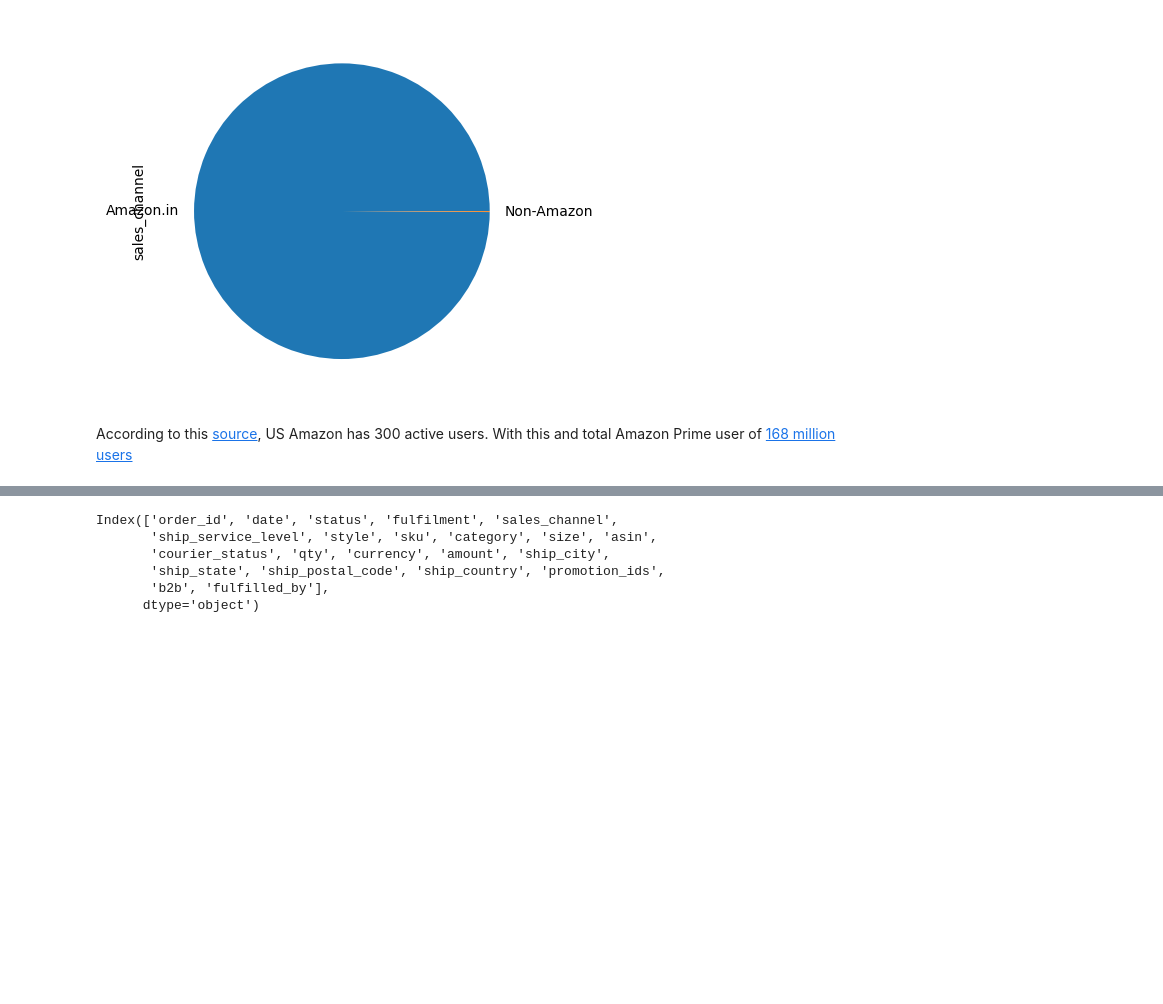
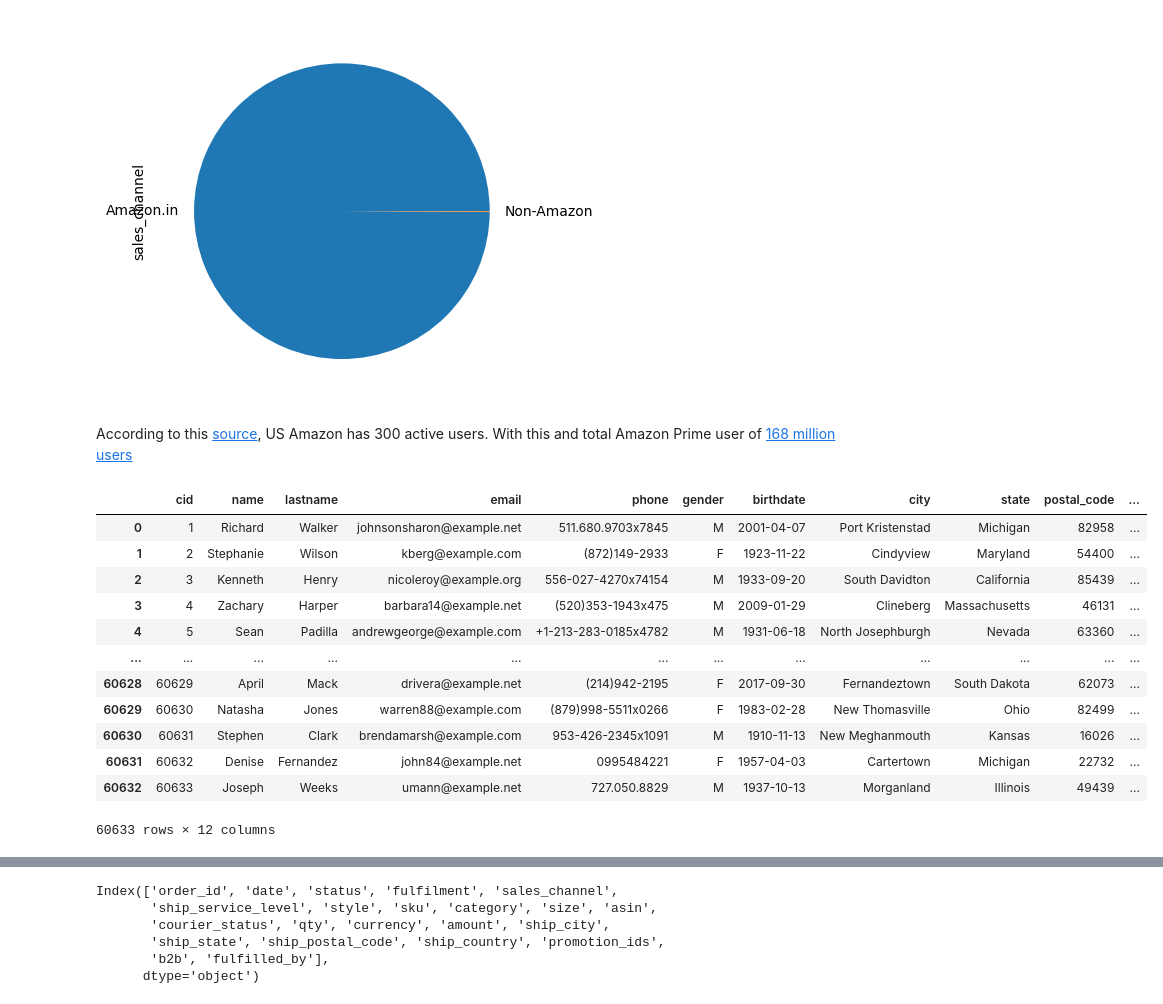
Before and after one commit to chuwong35122/datawarehouse-amazon-sale-project, a Jupyter notebook: data_cleaning.ipynb, the cells around one changed output, grey strips where cells are left out. Saved outputs shown, nothing was run; the diff lists cells and outputs as text; code cells hidden in the pictures; blank space fills up the shorter version.

```diff
--- a/data_cleaning.ipynb
+++ b/data_cleaning.ipynb
@@ -175,33 +175,51 @@ With this and total Amazon Prime user of [168 million users](https://www.busines
 # %%
 prime_users_proportions = 168/300
 # %%
+interested_topics = ['tech', 'parenting', 'decoration', 'music', 'gadgets', 'kitchen', 'home', 'pets', 'investment', 'gardening', 'cartoon', 'datawarehousing', 'health', 'sports']
+
 for i in range(1, int(0.5*len(df_amazon_sale_report))):
 # for i in range(1, 10):
     acc_type = 'regular'
     rnd = np.random.randint(0, 100)
+    rnd_topic = np.random.randint(0, len(interested_topics)-1)
     gender = np.random.choice(["M", "F"], p=[0.5, 0.5])
     name = fake.first_name_male() if gender=="M" else fake.first_name_female(),
 
     if(rnd/100 >= prime_users_proportions):
         acc_type = 'prime'
 
 
     df_generated_customer = df_generated_customer.append(
         {
         'cid': i,
         'name': name[0],
         'lastname': fake.last_name(),
         'email': fake.email(),
         'phone': fake.phone_number(),
         'gender': gender,
         'birthdate': fake.date_of_birth(),
         'city': fake.city(),
         'state': fake.state(),
         'postal_code': fake.postalcode(),
-        'account_type': acc_type
+        'account_type': acc_type,
+        'interested_topic': interested_topics[rnd_topic],
          }, ignore_index=True)
 
 df_generated_customer
+# %% [output]
+|  | cid | name | lastname | email | phone | gender | birthdate | city | state | postal_code | ... |
+| 0 | 1 | Richard | Walker | johnsonsharon@example.net | 511.680.9703x7845 | M | 2001-04-07 | Port Kristenstad | Michigan | 82958 | ... |
+| 1 | 2 | Stephanie | Wilson | kberg@example.com | (872)149-2933 | F | 1923-11-22 | Cindyview | Maryland | 54400 | ... |
+| 2 | 3 | Kenneth | Henry | nicoleroy@example.org | 556-027-4270x74154 | M | 1933-09-20 | South Davidton | California | 85439 | ... |
+| 3 | 4 | Zachary | Harper | barbara14@example.net | (520)353-1943x475 | M | 2009-01-29 | Clineberg | Massachusetts | 46131 | ... |
+| 4 | 5 | Sean | Padilla | andrewgeorge@example.com | +1-213-283-0185x4782 | M | 1931-06-18 | North Josephburgh | Nevada | 63360 | ... |
+| ... | ... | ... | ... | ... | ... | ... | ... | ... | ... | ... | ... |
+| 60628 | 60629 | April | Mack | drivera@example.net | (214)942-2195 | F | 2017-09-30 | Fernandeztown | South Dakota | 62073 | ... |
+| 60629 | 60630 | Natasha | Jones | warren88@example.com | (879)998-5511x0266 | F | 1983-02-28 | New Thomasville | Ohio | 82499 | ... |
+| 60630 | 60631 | Stephen | Clark | brendamarsh@example.com | 953-426-2345x1091 | M | 1910-11-13 | New Meghanmouth | Kansas | 16026 | ... |
+| 60631 | 60632 | Denise | Fernandez | john84@example.net | 0995484221 | F | 1957-04-03 | Cartertown | Michigan | 22732 | ... |
+| 60632 | 60633 | Joseph | Weeks | umann@example.net | 727.050.8829 | M | 1937-10-13 | Morganland | Illinois | 49439 | ... |
+60633 rows × 12 columns
 # %%
 df_generated_customer.to_csv('./data/generated_customer.csv', index=False)
 # %%
```
Also changed, not shown: parts of 5 cells of this notebook, 2 other files.
